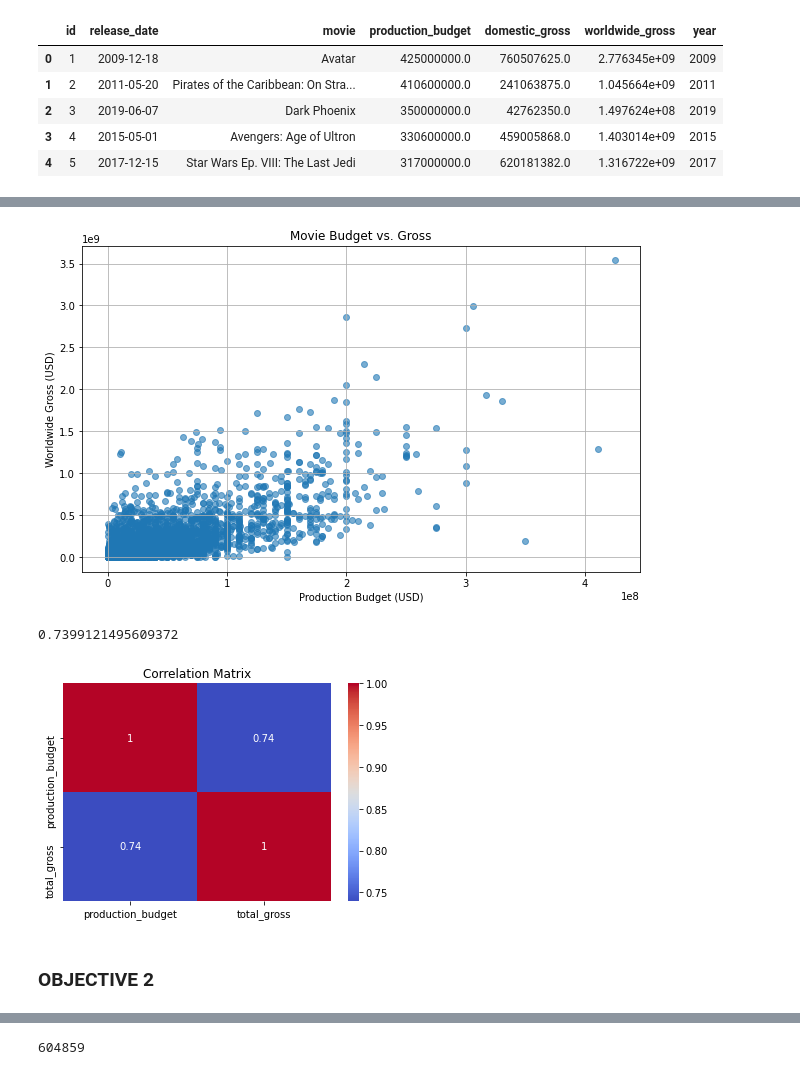
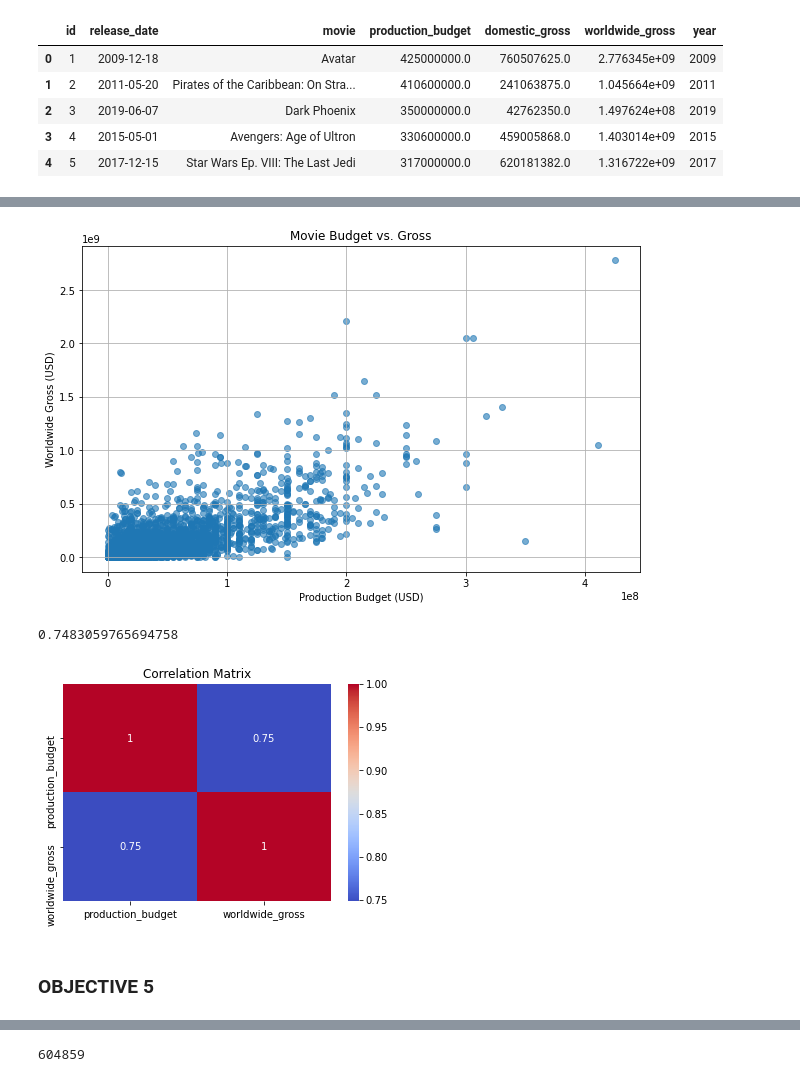
Before and after one commit to Christine-Muhoro/movie_group_project, a Jupyter notebook: notebooks/kuria.ipynb, the cells around one changed output, grey strips where cells are left out. Saved outputs shown, nothing was run; the diff lists cells and outputs as text; code cells hidden in the pictures.

```diff
--- a/notebooks/kuria.ipynb
+++ b/notebooks/kuria.ipynb
@@ -482,7 +482,3 @@ df_5.head()
 | 2 | 3 | 2019-06-07 | Dark Phoenix | 350000000.0 | 42762350.0 | 1.497624e+08 | 2019 |
 | 3 | 4 | 2015-05-01 | Avengers: Age of Ultron | 330600000.0 | 459005868.0 | 1.403014e+09 | 2015 |
 | 4 | 5 | 2017-12-15 | Star Wars Ep. VIII: The Last Jedi | 317000000.0 | 620181382.0 | 1.316722e+09 | 2017 |
-# %%
-#creating a new column showing total gross earnings for every film
-df_5['total_gross']=df_5['domestic_gross'] + df_5['worldwide_gross']
-df_5.head()
@@ -512,28 +501,28 @@ plt.show()
 
 
 plt.figure(figsize=(10,6))
-plt.scatter(df_5['production_budget'], df_5['total_gross'], alpha=0.6)
+plt.scatter(df_5['production_budget'], df_5['worldwide_gross'], alpha=0.6)
 plt.xlabel('Production Budget (USD)')
 plt.ylabel('Worldwide Gross (USD)')
 plt.title('Movie Budget vs. Gross')
 plt.grid(True)
 plt.show()
 # %% [output]
-[figure, old version]
+[figure, new version]
 # %%
-df_5['production_budget'].corr(df_5['total_gross'])
+df_5['production_budget'].corr(df_5['worldwide_gross'])
 # %% [output]
-0.7399121495609372
+0.7483059765694758
 # %%
 
-corr = df_5[['production_budget', 'total_gross']].corr()
+corr = df_5[['production_budget', 'worldwide_gross']].corr()
 sns.heatmap(corr, annot=True, cmap='coolwarm')
 plt.title('Correlation Matrix')
 plt.show()
 # %% [output]
-[figure, old version]
+[figure, new version]
 # %% [markdown]
-### OBJECTIVE 2
+### OBJECTIVE 5
 # %%
 querry="""SELECT
                     d.person_id,
```
Also changed, not shown: parts of 4 cells of this notebook.
